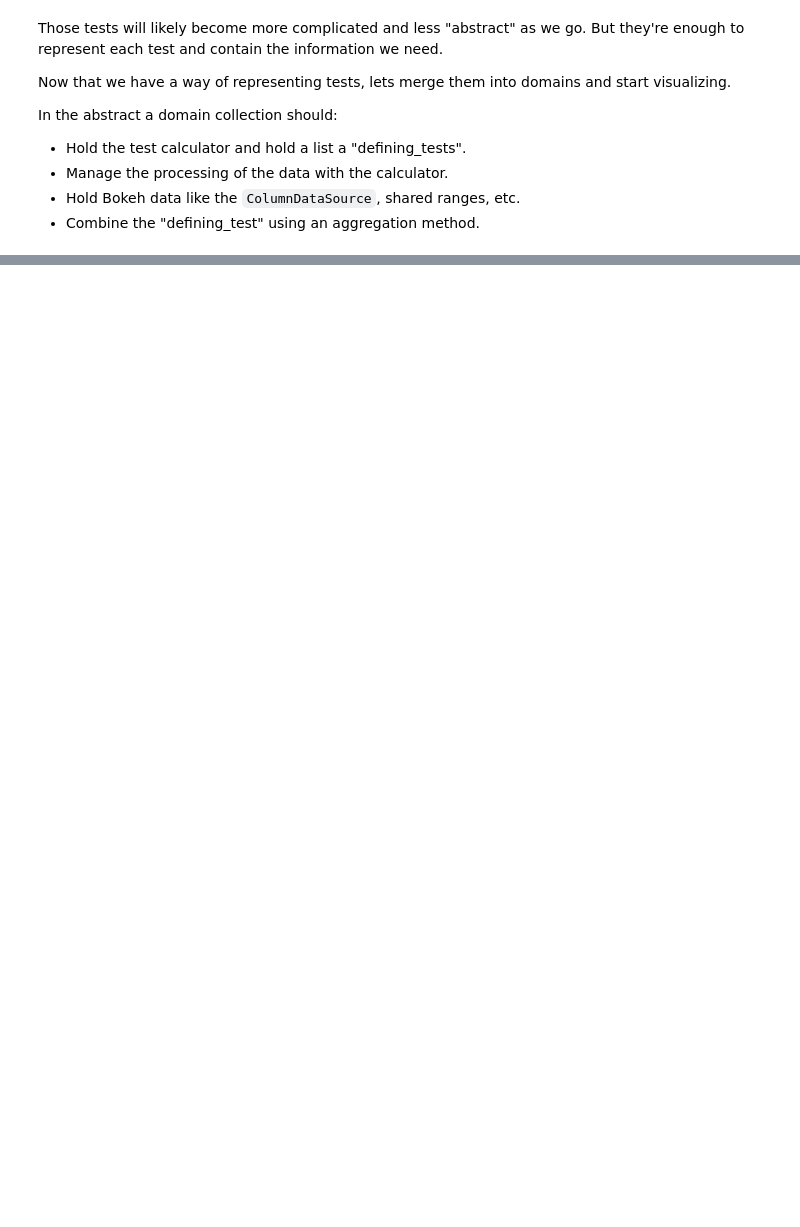
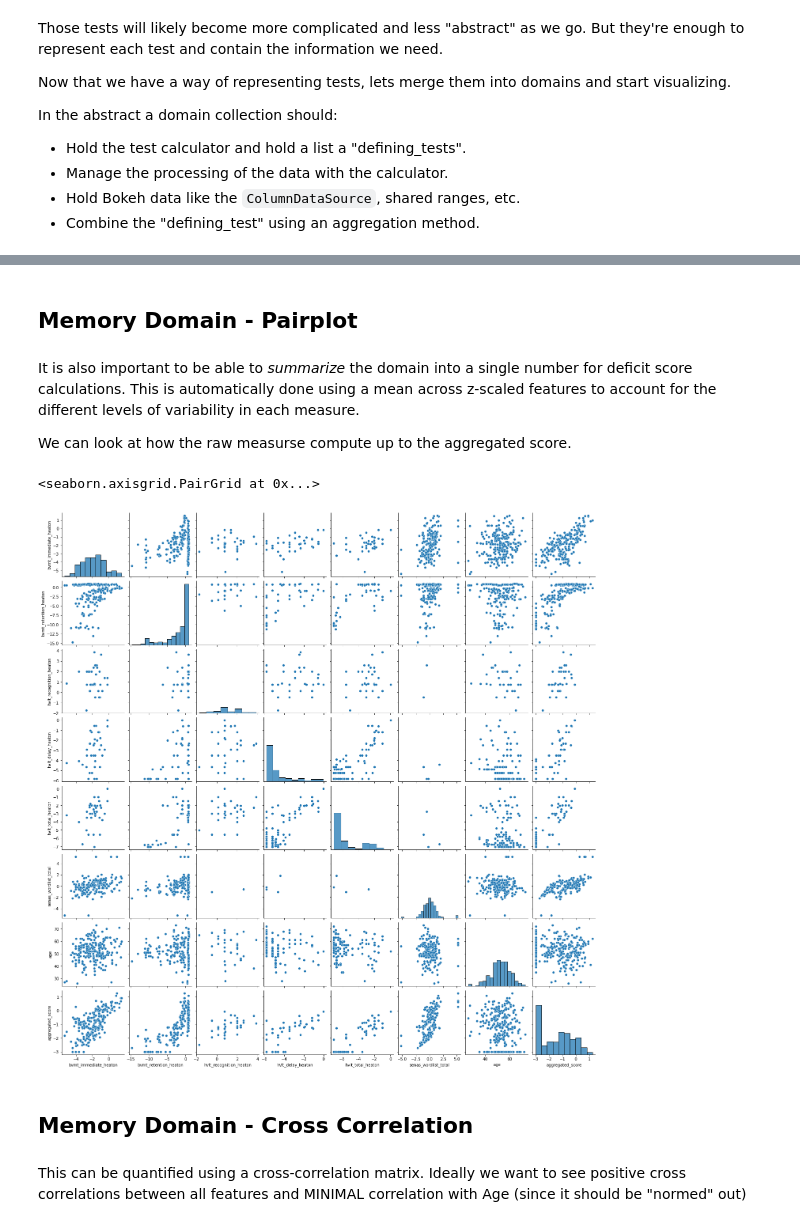
Before and after one commit to JudoWill/autoneuro, a Jupyter notebook: 03_domains.ipynb, the cells around one changed output, grey strips where cells are left out. Saved outputs shown, nothing was run; the diff lists cells and outputs as text; code cells hidden in the pictures; blank space fills up the shorter version.

```diff
--- a/03_domains.ipynb
+++ b/03_domains.ipynb
@@ -55,0 +53,4 @@ all_neuro.head()
+# %%
+mapper = FieldMapper.from_file('data/field_mappings.xlsx')
+map_neuro = mapper.convert(all_neuro, 'oldneuro_id', 'internal_field')
+map_neuro.head().dropna(axis=1)
@@ -339,13 +99,0 @@ dtype: float64
-# %%
-fig, ax = plt.subplots(1,1)
-
-sbn.scatterplot(ex_fun_domain.data['aggregated_score'],
-                mem_domain.data['aggregated_score'],
-                ax = ax)
-
-ax.set_ylabel('Memory')
-ax.set_xlabel('Executive')
-ax.set_xlim(1.5, -5)
-ax.set_ylim(1.5, -5)
-ax.axvline(-2, linestyle = '--', color = 'k')
-ax.axhline(-2, linestyle = '--', color = 'k')
@@ -354,0 +313,35 @@ ax.axhline(-2, linestyle = '--', color = 'k')
+# %%
+#export
+
+from autoneuro.batteries import BVMTBattery, HVLTBattery, SENASWordlistBattery
+
+class MemoryDomain(AbstractDomain):
+
+    @staticmethod
+    def from_defaults(root_data = 'data/'):
+
+        batteries = [BVMTBattery.from_defaults(),
+                     HVLTBattery.from_defaults(),
+                     SENASWordlistBattery.from_defaults()]
+
+
+        return MemoryDomain(batteries)
+# %%
+mem_domain = MemoryDomain.from_defaults()
+mem_domain.load_data(map_neuro)
+# %% [markdown]
+## Memory Domain - Pairplot
+# %% [markdown]
+It is also important to be able to _summarize_ the domain into a single number for deficit score calculations.
+This is automatically done using a mean across z-scaled features to account for the different levels of variability in each measure.
+
+We can look at how the raw measurse compute up to the aggregated score.
+# %%
+mem_domain.build_pairplot()
+# %% [output]
+<seaborn.axisgrid.PairGrid at 0x...>
+[figure, added]
+# %% [markdown]
+## Memory Domain - Cross Correlation
+# %% [markdown]
+This can be quantified using a cross-correlation matrix. Ideally we want to see positive cross correlations between all features and MINIMAL correlation with Age (since it should be "normed" out)
```
Also changed, not shown: parts of 77 cells of this notebook, 59 other files.
